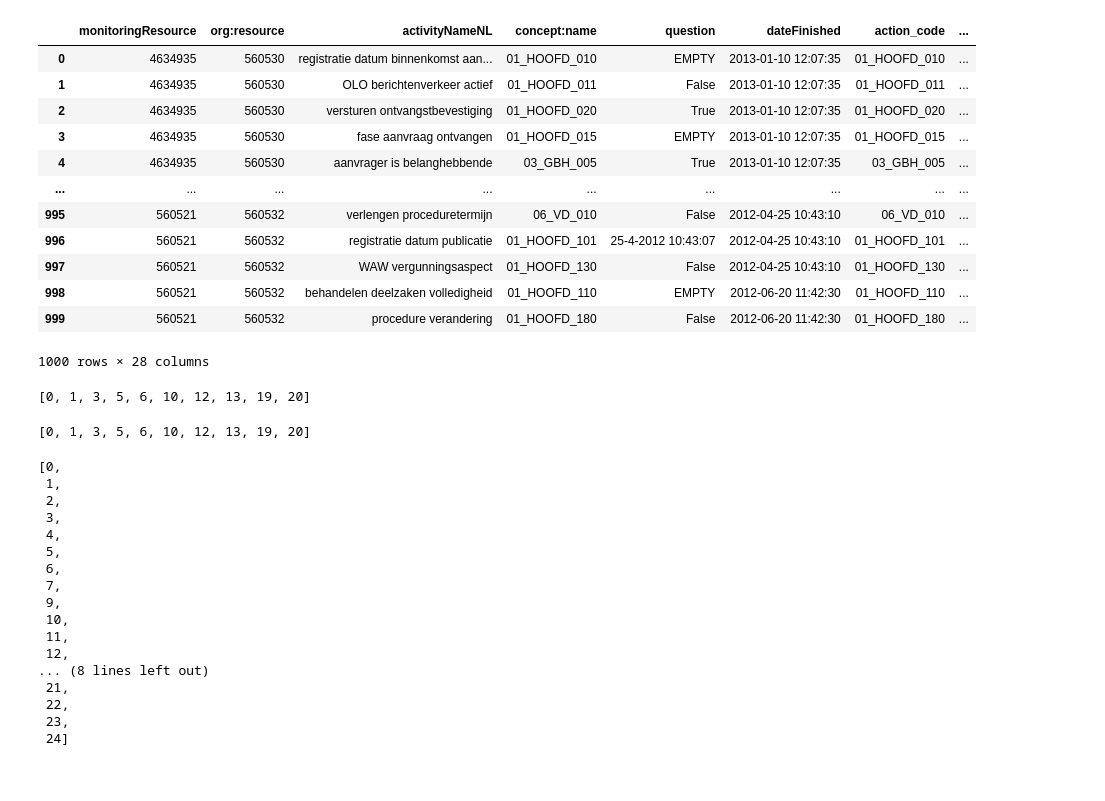
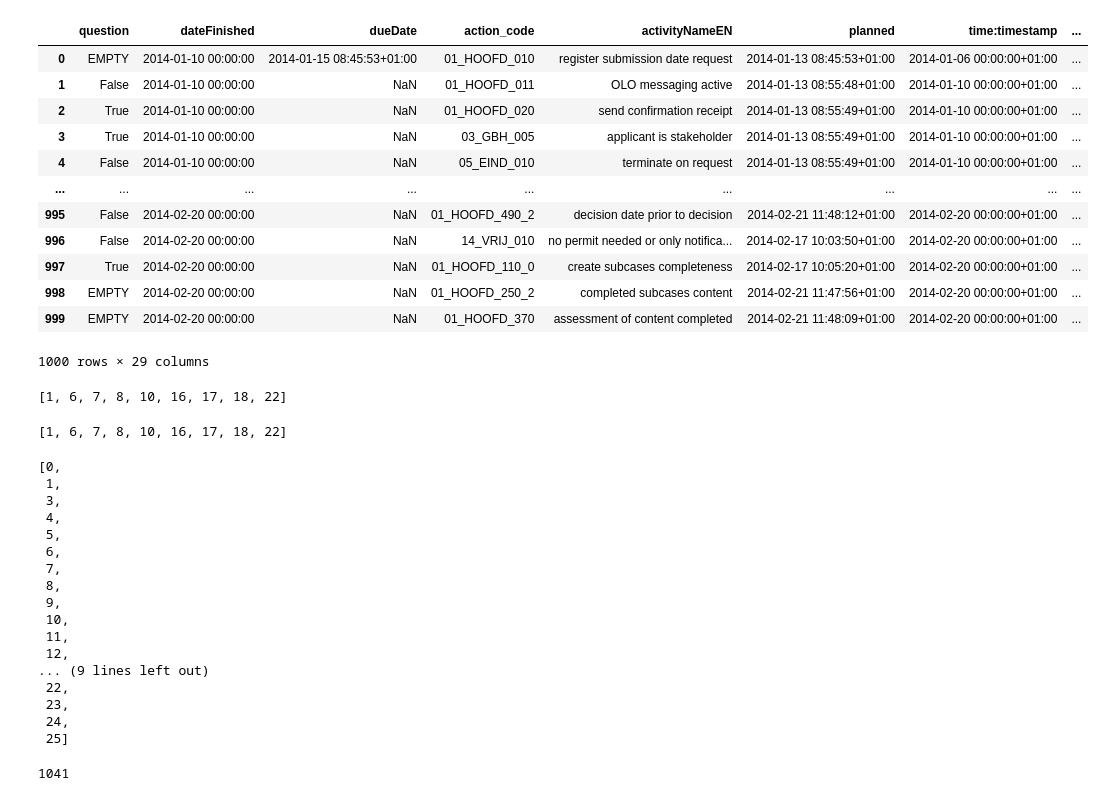
Before and after one commit to kentaroh-toyoda/research-process-mining, a Jupyter notebook: notebooks/1_unsupervised_label-free_process_mining.ipynb, the cells around one changed output. Cells and saved outputs as stored; diff of their text form; code cells hidden in the pictures.

```diff
--- a/notebooks/1_unsupervised_label-free_process_mining.ipynb
+++ b/notebooks/1_unsupervised_label-free_process_mining.ipynb
@@ -147,66 +147,69 @@ dataset_names = glob.glob('../datasets/*.csv', recursive=False)
 n_rows = 1000
 datasets = [pd.read_csv(d, nrows=n_rows) for d in dataset_names]
 # %%
-dataset = datasets[0]
+# try a dataset
+dataset = datasets[5]
 
 dataset
 # %% [output]
-|  | monitoringResource | org:resource | activityNameNL | concept:name | question | dateFinished | action_code | ... |
-| 0 | 4634935 | 560530 | registratie datum binnenkomst aan... | 01_HOOFD_010 | EMPTY | 2013-01-10 12:07:35 | 01_HOOFD_010 | ... |
-| 1 | 4634935 | 560530 | OLO berichtenverkeer actief | 01_HOOFD_011 | False | 2013-01-10 12:07:35 | 01_HOOFD_011 | ... |
-| 2 | 4634935 | 560530 | versturen ontvangstbevestiging | 01_HOOFD_020 | True | 2013-01-10 12:07:35 | 01_HOOFD_020 | ... |
-| 3 | 4634935 | 560530 | fase aanvraag ontvangen | 01_HOOFD_015 | EMPTY | 2013-01-10 12:07:35 | 01_HOOFD_015 | ... |
-| 4 | 4634935 | 560530 | aanvrager is belanghebbende | 03_GBH_005 | True | 2013-01-10 12:07:35 | 03_GBH_005 | ... |
+|  | question | dateFinished | dueDate | action_code | activityNameEN | planned | time:timestamp | ... |
+| 0 | EMPTY | 2014-01-10 00:00:00 | 2014-01-15 08:45:53+01:00 | 01_HOOFD_010 | register submission date request | 2014-01-13 08:45:53+01:00 | 2014-01-06 00:00:00+01:00 | ... |
+| 1 | False | 2014-01-10 00:00:00 | NaN | 01_HOOFD_011 | OLO messaging active | 2014-01-13 08:55:48+01:00 | 2014-01-10 00:00:00+01:00 | ... |
+| 2 | True | 2014-01-10 00:00:00 | NaN | 01_HOOFD_020 | send confirmation receipt | 2014-01-13 08:55:49+01:00 | 2014-01-10 00:00:00+01:00 | ... |
+| 3 | True | 2014-01-10 00:00:00 | NaN | 03_GBH_005 | applicant is stakeholder | 2014-01-13 08:55:49+01:00 | 2014-01-10 00:00:00+01:00 | ... |
+| 4 | False | 2014-01-10 00:00:00 | NaN | 05_EIND_010 | terminate on request | 2014-01-13 08:55:49+01:00 | 2014-01-10 00:00:00+01:00 | ... |
 | ... | ... | ... | ... | ... | ... | ... | ... | ... |
-| 995 | 560521 | 560532 | verlengen proceduretermijn | 06_VD_010 | False | 2012-04-25 10:43:10 | 06_VD_010 | ... |
-| 996 | 560521 | 560532 | registratie datum publicatie | 01_HOOFD_101 | 25-4-2012 10:43:07 | 2012-04-25 10:43:10 | 01_HOOFD_101 | ... |
-| 997 | 560521 | 560532 | WAW vergunningsaspect | 01_HOOFD_130 | False | 2012-04-25 10:43:10 | 01_HOOFD_130 | ... |
-| 998 | 560521 | 560532 | behandelen deelzaken volledigheid | 01_HOOFD_110 | EMPTY | 2012-06-20 11:42:30 | 01_HOOFD_110 | ... |
-| 999 | 560521 | 560532 | procedure verandering | 01_HOOFD_180 | False | 2012-06-20 11:42:30 | 01_HOOFD_180 | ... |
+| 995 | False | 2014-02-20 00:00:00 | NaN | 01_HOOFD_490_2 | decision date prior to decision | 2014-02-21 11:48:12+01:00 | 2014-02-20 00:00:00+01:00 | ... |
+| 996 | False | 2014-02-20 00:00:00 | NaN | 14_VRIJ_010 | no permit needed or only notifica... | 2014-02-17 10:03:50+01:00 | 2014-02-20 00:00:00+01:00 | ... |
+| 997 | True | 2014-02-20 00:00:00 | NaN | 01_HOOFD_110_0 | create subcases completeness | 2014-02-17 10:05:20+01:00 | 2014-02-20 00:00:00+01:00 | ... |
+| 998 | EMPTY | 2014-02-20 00:00:00 | NaN | 01_HOOFD_250_2 | completed subcases content | 2014-02-21 11:47:56+01:00 | 2014-02-20 00:00:00+01:00 | ... |
+| 999 | EMPTY | 2014-02-20 00:00:00 | NaN | 01_HOOFD_370 | assessment of content completed | 2014-02-21 11:48:09+01:00 | 2014-02-20 00:00:00+01:00 | ... |
-1000 rows × 28 columns
+1000 rows × 29 columns
 # %%
-# identify the columns that involve a digit
+# we want to narrow down the candidates for key columns as much as possible
+# A timestamp column should contain a digit in its values
+# Hence we identify the columns that involve a digit
 tmp = dataset.apply(lambda x: all([bool(re.search(r'\d', str(value))) for value in set(x)]), \
                     axis=0).tolist()
-# get the indices of them
+# get column indices as timestamp candidates
 timestamp_cand = list(np.where(tmp)[0])
 timestamp_cand
 # %% [output]
-[0, 1, 3, 5, 6, 10, 12, 13, 19, 20]
+[1, 6, 7, 8, 10, 16, 17, 18, 22]
 # %%
-# case_id also should contain a digit
-# the same case_id must appear multiple times \
+# case_id also should contain a digit (we leverage the timestamp_cand)
+# in addition, the same case_id must appear multiple times as there cannot be only one activty per case
 tmp = dataset.iloc[:, timestamp_cand] \
     .apply(lambda x: round(np.mean(x.value_counts()), ndigits=0) > 1, axis=0)
 # get the indices of them
 case_id_cand = list(np.array(timestamp_cand)[np.where(tmp)[0]])
 case_id_cand
 # %% [output]
-[0, 1, 3, 5, 6, 10, 12, 13, 19, 20]
+[1, 6, 7, 8, 10, 16, 17, 18, 22]
 # %%
 # activity
-# the same case_id must appear multiple times \
+# Likewise, the same activity must appear multiple times \
 tmp = dataset.apply(lambda x: round(np.mean(x.value_counts()), ndigits=0) > 1, axis=0)
 activity_cand = list(np.where(tmp)[0])
 activity_cand
 # %% [output]
 [0,
  1,
- 2,
  3,
  4,
  5,
  6,
  7,
+ 8,
  9,
  10,
  11,
  12,
-... (8 lines left out)
- 21,
+... (9 lines left out)
  22,
  23,
- 24]
+ 24,
+ 25]
 # %%
 # get every possible key columns' indices
 # exclude any duplicates as we cannot select the same column for key indices (e.g. case_id and activity, etc.)
@@ -215,5 +217,12 @@ key_index_cand = [list(t) for t in product(case_id_cand, timestamp_cand, activit
 # %%
+# as similar activity sequences have to be observed by multiple cases (otherwise we cannot identify a process flow)
+# hence we rule out the cases where each sequence of activities do not share a common pattern
+# in this regrad, we use cosine similarity to measure the overlaps between activities
 tmp = [similarity_check(dataset, key_indices, min_cosine_sim=0.5) \
- for key_indices in key_index_cand]
-tmp = np.array(key_index_cand)[np.array(tmp)]
+    for key_indices in key_index_cand]
+combinations_to_try = np.array(key_index_cand)[np.array(tmp)]
+# check how many candidates we try
+len(combinations_to_try)
+# %% [output]
+1041
 # %%
```
Also changed, not shown: parts of 3 cells of this notebook, 2 other files.
